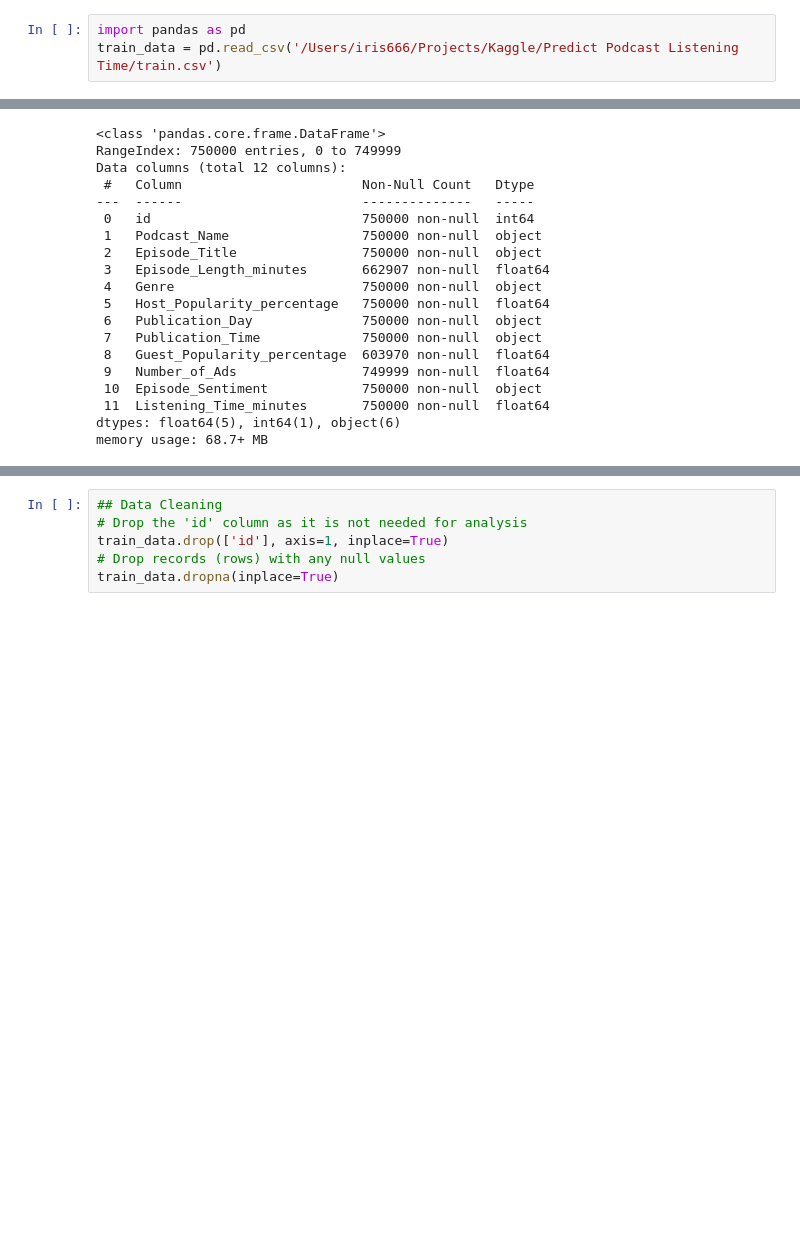
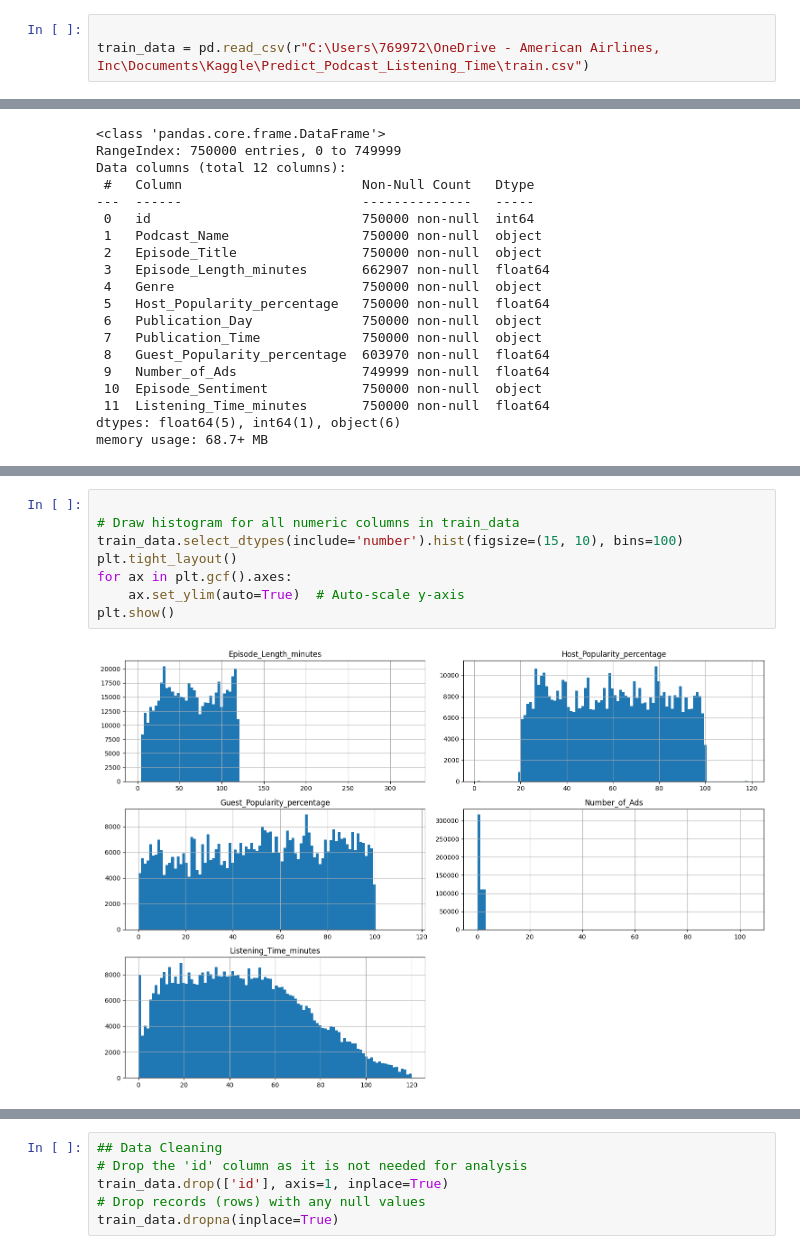
Before and after one commit to Iris-HuangW/Predict_Podcast_Listening_Time, a Jupyter notebook: PredictListeningTime.ipynb, the cells around one changed output, grey strips where cells are left out. Drawn from its saved outputs; the diff is of its cells as text; blank space fills up the shorter version.

Commit message:
more data exploration

```diff
--- a/PredictListeningTime.ipynb
+++ b/PredictListeningTime.ipynb
@@ -4,6 +9,6 @@ from sklearn.feature_selection import chi2
 # %%
-import pandas as pd
-train_data = pd.read_csv('/Users/iris666/Projects/Kaggle/Predict Podcast Listening Time/train.csv')
+
+train_data = pd.read_csv(r"C:\Users\769972\OneDrive - American Airlines, Inc\Documents\Kaggle\Predict_Podcast_Listening_Time\train.csv")
 # %%
 train_data
 # %% [output]
@@ -57,0 +94,10 @@ train_data.describe()
+# %%
+
+# Draw histogram for all numeric columns in train_data
+train_data.select_dtypes(include='number').hist(figsize=(15, 10), bins=100)
+plt.tight_layout()
+for ax in plt.gcf().axes:
+    ax.set_ylim(auto=True)  # Auto-scale y-axis
+plt.show()
+# %% [output]
+[figure, added]
```
Also changed, not shown: parts of 10 cells of this notebook.
